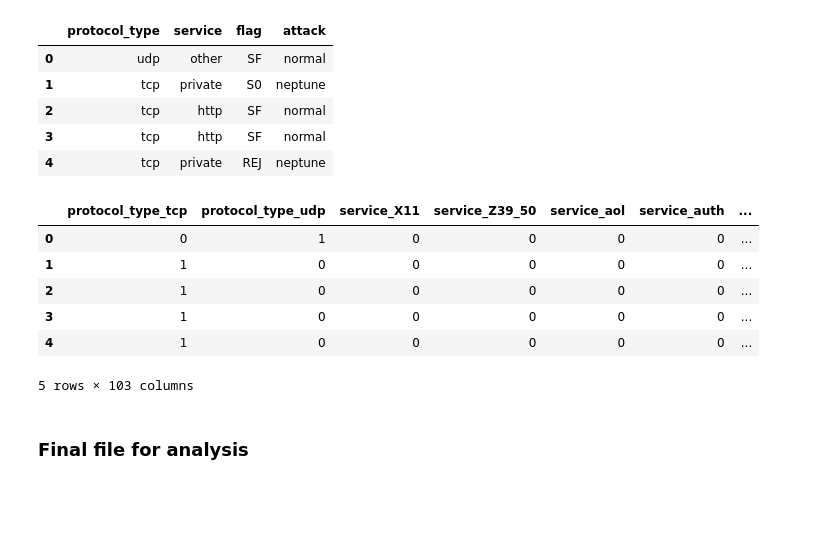
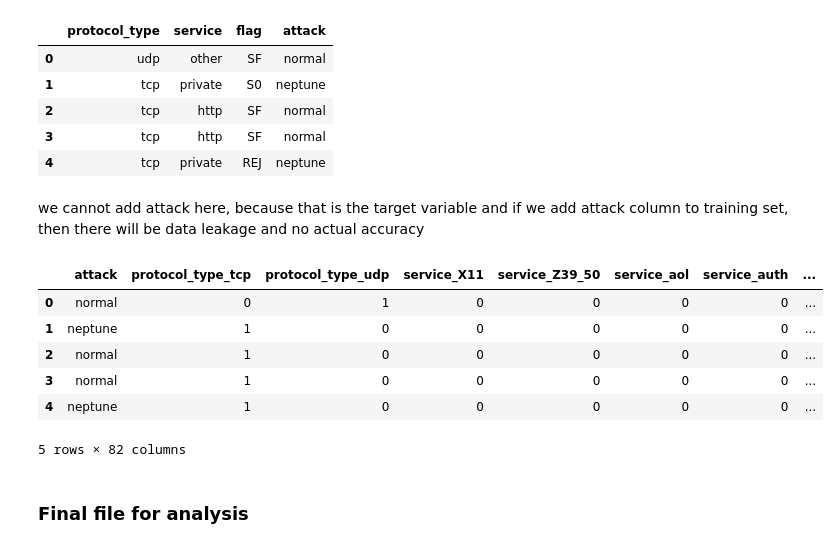
Before and after one commit to vansh412f/Enhanced_NIDS_prod, a Jupyter notebook: NIDS.ipynb, the cells around one changed output. Cells and saved outputs as stored; diff of their text form; code cells hidden in the pictures; blank space fills up the shorter version.

```diff
--- a/NIDS.ipynb
+++ b/NIDS.ipynb
@@ -383,17 +398,19 @@ train_cat.head()
 | 2 | tcp | http | SF | normal |
 | 3 | tcp | http | SF | normal |
 | 4 | tcp | private | REJ | neptune |
+# %% [markdown]
+we cannot add attack here, because that is the target variable and if we add attack column to training set, then there will be data leakage and no actual accuracy
 # %%
 #for c_feature in categorical_features
-for c_feature in ['protocol_type', 'service', 'flag', 'attack']:
+for c_feature in ['protocol_type', 'service', 'flag']:
     train_cat = create_dummies(train_cat,c_feature)
     test_cat = create_dummies(test_cat,c_feature)
 train_cat.head()
 # %% [output]
-|  | protocol_type_tcp | protocol_type_udp | service_X11 | service_Z39_50 | service_aol | service_auth | ... |
-| 0 | 0 | 1 | 0 | 0 | 0 | 0 | ... |
-| 1 | 1 | 0 | 0 | 0 | 0 | 0 | ... |
-| 2 | 1 | 0 | 0 | 0 | 0 | 0 | ... |
-| 3 | 1 | 0 | 0 | 0 | 0 | 0 | ... |
-| 4 | 1 | 0 | 0 | 0 | 0 | 0 | ... |
+|  | attack | protocol_type_tcp | protocol_type_udp | service_X11 | service_Z39_50 | service_aol | service_auth | ... |
+| 0 | normal | 0 | 1 | 0 | 0 | 0 | 0 | ... |
+| 1 | neptune | 1 | 0 | 0 | 0 | 0 | 0 | ... |
+| 2 | normal | 1 | 0 | 0 | 0 | 0 | 0 | ... |
+| 3 | normal | 1 | 0 | 0 | 0 | 0 | 0 | ... |
+| 4 | neptune | 1 | 0 | 0 | 0 | 0 | 0 | ... |
-5 rows × 103 columns
+5 rows × 82 columns
```
Also changed, not shown: parts of 85 cells of this notebook, 1 other file.
